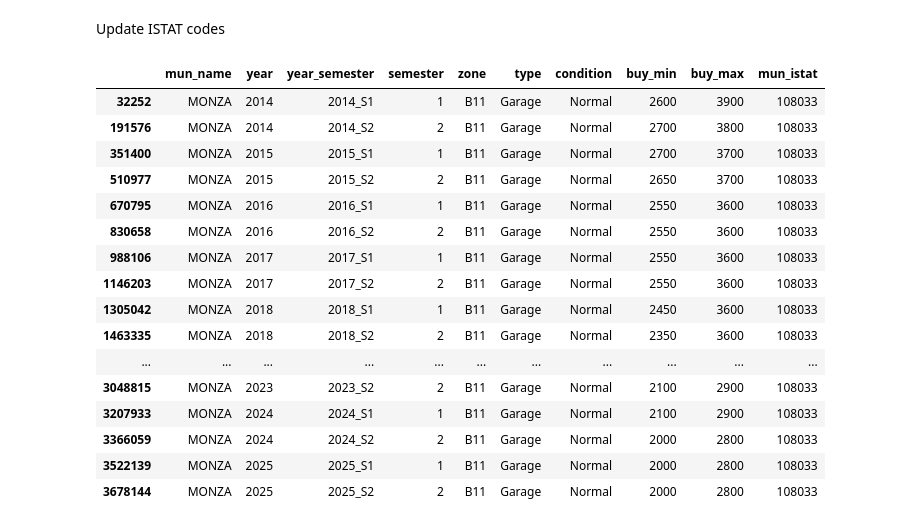
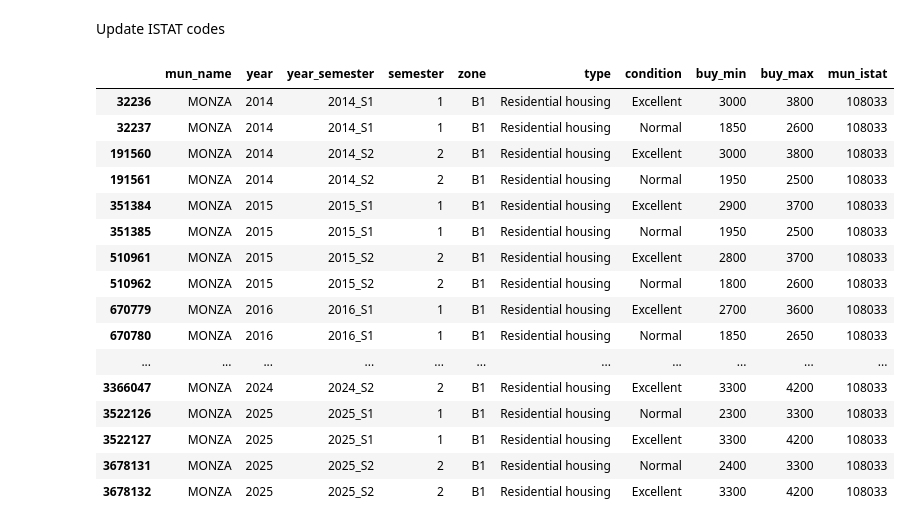
Before and after one commit to FrancescoCorti/omi-visualisation, a Jupyter notebook: 1_1_italian_real_estate.ipynb, the cells around one changed output. Drawn from its saved outputs; the diff is of its cells as text; code cells hidden in the pictures.

```diff
--- a/1_1_italian_real_estate.ipynb
+++ b/1_1_italian_real_estate.ipynb
@@ -255,22 +255,22 @@ compare_df['mun_istat'] = compare_df['mun_istat'].astype('str')
 # Merge with updated dataset
 all_df = pd.concat([updated_df, compare_df], ignore_index=True)
 # %%
-all_df[(all_df['mun_name'] == 'MONZA') & (all_df['type'] == 'Garage') & (all_df['zone'] == 'B11')]
+all_df[(all_df['mun_name'] == 'MONZA') & (all_df['type'] == 'Residential housing') & (all_df['zone'] == 'B1')]
 # %% [output]
 |  | mun_name | year | year_semester | semester | zone | type | condition | buy_min | buy_max | mun_istat |
-| 32252 | MONZA | 2014 | 2014_S1 | 1 | B11 | Garage | Normal | 2600 | 3900 | 108033 |
-| 191576 | MONZA | 2014 | 2014_S2 | 2 | B11 | Garage | Normal | 2700 | 3800 | 108033 |
-| 351400 | MONZA | 2015 | 2015_S1 | 1 | B11 | Garage | Normal | 2700 | 3700 | 108033 |
-| 510977 | MONZA | 2015 | 2015_S2 | 2 | B11 | Garage | Normal | 2650 | 3700 | 108033 |
-| 670795 | MONZA | 2016 | 2016_S1 | 1 | B11 | Garage | Normal | 2550 | 3600 | 108033 |
-| 830658 | MONZA | 2016 | 2016_S2 | 2 | B11 | Garage | Normal | 2550 | 3600 | 108033 |
-| 988106 | MONZA | 2017 | 2017_S1 | 1 | B11 | Garage | Normal | 2550 | 3600 | 108033 |
-| 1146203 | MONZA | 2017 | 2017_S2 | 2 | B11 | Garage | Normal | 2550 | 3600 | 108033 |
-| 1305042 | MONZA | 2018 | 2018_S1 | 1 | B11 | Garage | Normal | 2450 | 3600 | 108033 |
-| 1463335 | MONZA | 2018 | 2018_S2 | 2 | B11 | Garage | Normal | 2350 | 3600 | 108033 |
+| 32236 | MONZA | 2014 | 2014_S1 | 1 | B1 | Residential housing | Excellent | 3000 | 3800 | 108033 |
+| 32237 | MONZA | 2014 | 2014_S1 | 1 | B1 | Residential housing | Normal | 1850 | 2600 | 108033 |
+| 191560 | MONZA | 2014 | 2014_S2 | 2 | B1 | Residential housing | Excellent | 3000 | 3800 | 108033 |
+| 191561 | MONZA | 2014 | 2014_S2 | 2 | B1 | Residential housing | Normal | 1950 | 2500 | 108033 |
+| 351384 | MONZA | 2015 | 2015_S1 | 1 | B1 | Residential housing | Excellent | 2900 | 3700 | 108033 |
+| 351385 | MONZA | 2015 | 2015_S1 | 1 | B1 | Residential housing | Normal | 1950 | 2500 | 108033 |
+| 510961 | MONZA | 2015 | 2015_S2 | 2 | B1 | Residential housing | Excellent | 2800 | 3700 | 108033 |
+| 510962 | MONZA | 2015 | 2015_S2 | 2 | B1 | Residential housing | Normal | 1800 | 2600 | 108033 |
+| 670779 | MONZA | 2016 | 2016_S1 | 1 | B1 | Residential housing | Excellent | 2700 | 3600 | 108033 |
+| 670780 | MONZA | 2016 | 2016_S1 | 1 | B1 | Residential housing | Normal | 1850 | 2650 | 108033 |
 | ... | ... | ... | ... | ... | ... | ... | ... | ... | ... | ... |
-| 3048815 | MONZA | 2023 | 2023_S2 | 2 | B11 | Garage | Normal | 2100 | 2900 | 108033 |
-| 3207933 | MONZA | 2024 | 2024_S1 | 1 | B11 | Garage | Normal | 2100 | 2900 | 108033 |
-| 3366059 | MONZA | 2024 | 2024_S2 | 2 | B11 | Garage | Normal | 2000 | 2800 | 108033 |
-| 3522139 | MONZA | 2025 | 2025_S1 | 1 | B11 | Garage | Normal | 2000 | 2800 | 108033 |
-| 3678144 | MONZA | 2025 | 2025_S2 | 2 | B11 | Garage | Normal | 2000 | 2800 | 108033 |
+| 3366047 | MONZA | 2024 | 2024_S2 | 2 | B1 | Residential housing | Excellent | 3300 | 4200 | 108033 |
+| 3522126 | MONZA | 2025 | 2025_S1 | 1 | B1 | Residential housing | Normal | 2300 | 3300 | 108033 |
+| 3522127 | MONZA | 2025 | 2025_S1 | 1 | B1 | Residential housing | Excellent | 3300 | 4200 | 108033 |
+| 3678131 | MONZA | 2025 | 2025_S2 | 2 | B1 | Residential housing | Normal | 2400 | 3300 | 108033 |
+| 3678132 | MONZA | 2025 | 2025_S2 | 2 | B1 | Residential housing | Excellent | 3300 | 4200 | 108033 |
```
Also changed, not shown: parts of 1 cell of this notebook, 1 other file.
